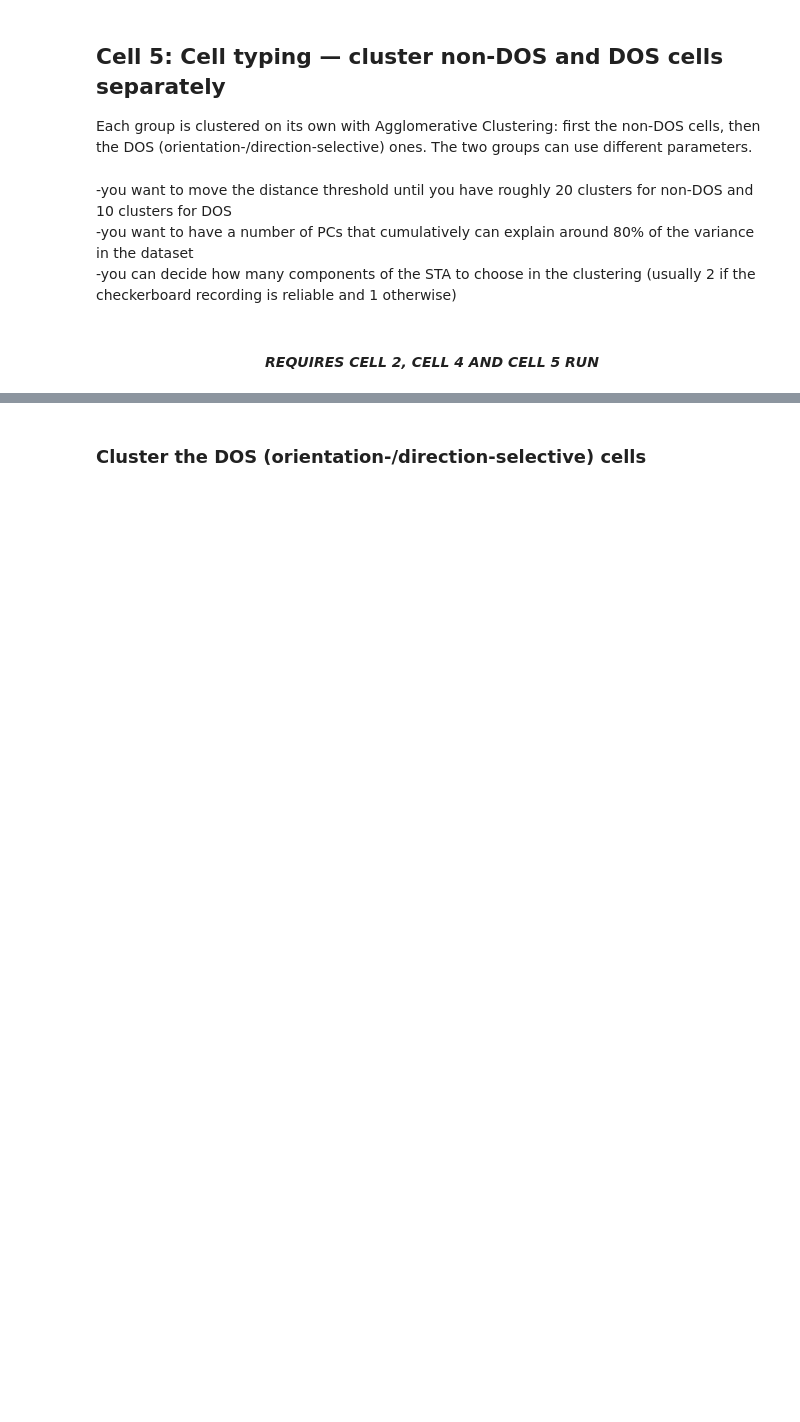
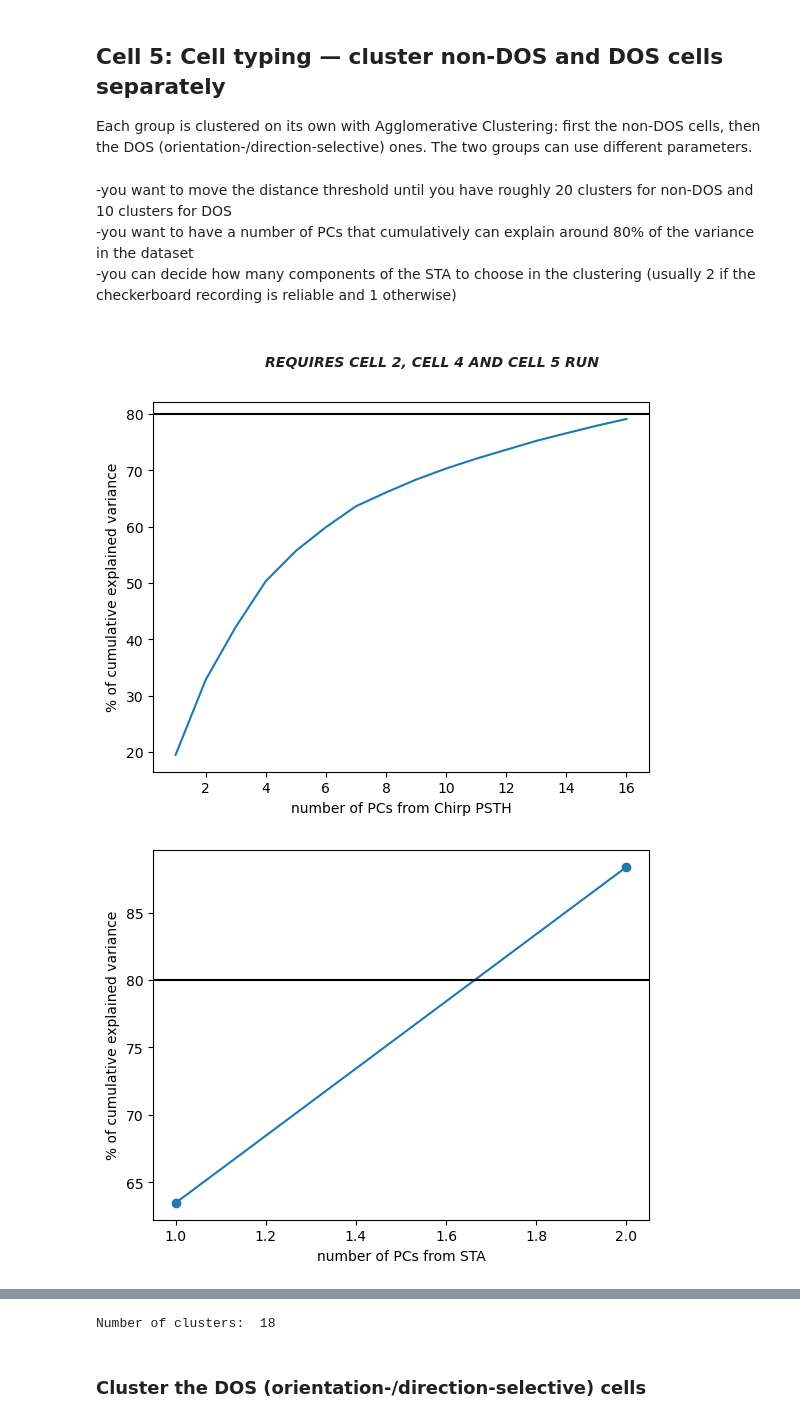
Before and after one commit to retinal-information-processing-lab/Standard_analysis_pipeline, a Jupyter notebook: 4-CellQualityCheck+Chirp+Typing.ipynb, the cells around one changed output, grey strips where cells are left out. Cells and saved outputs as stored; diff of their text form; code cells hidden in the pictures; blank space fills up the shorter version.

Commit message:
Quality improvement to cell typing and cluster views

```diff
--- a/4-CellQualityCheck+Chirp+Typing.ipynb
+++ b/4-CellQualityCheck+Chirp+Typing.ipynb
@@ -192,22 +207,25 @@ Each group is clustered on its own with Agglomerative Clustering: first the non-
 # %%
 # --- Cluster the non-DOS cells ---
 # Move dist_thres to adapt the dendrogram cut / number of clusters.
-dist_thres_non_dos = 32
-n_components_psth_non_dos = 25  # PCs from the chirp PSTH (aim for ~80% variance)
+dist_thres_non_dos = 32  # Finetune to have ~20 non-DOS types
+n_components_psth_non_dos = 16  # PCs from the chirp PSTH (aim for ~80% variance)
 n_components_sta_tc_non_dos = (
     2  # PCs from the STA temporal course (2 if checkerboard reliable, else 1)
 )
 sparse = False
 
 
 # run_cell_typing_AC drops cells with a flat/NaN PSTH or STA and returns the kept list,
 # so non_dos_cells is updated to exactly the cells that were clustered.
 psth_z_non_dos, sta_results, model_non_dos, non_dos_cells = utils.run_cell_typing_AC(
     dist_thres_non_dos,
     n_components_psth_non_dos,
     n_components_sta_tc_non_dos,
     cell_data,
     non_dos_cells,
     check_directory,
     sparse,
 )
+# %% [output]
+[figure, added]
+[figure, added]
@@ -214,3 +234,4 @@ psth_z_non_dos, sta_results, model_non_dos, non_dos_cells = utils.run_cell_typin
+Number of clusters:  18
 # %% [markdown]
 ### Cluster the DOS (orientation-/direction-selective) cells
 # %%
```
Also changed, not shown: parts of 15 cells of this notebook, 1 other file.
